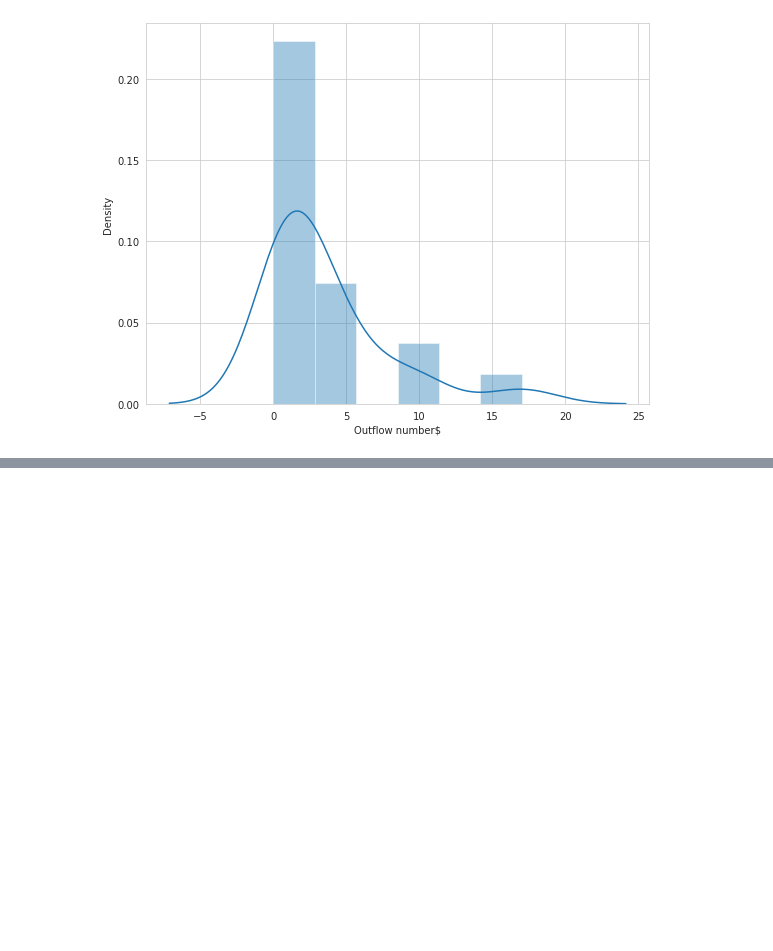
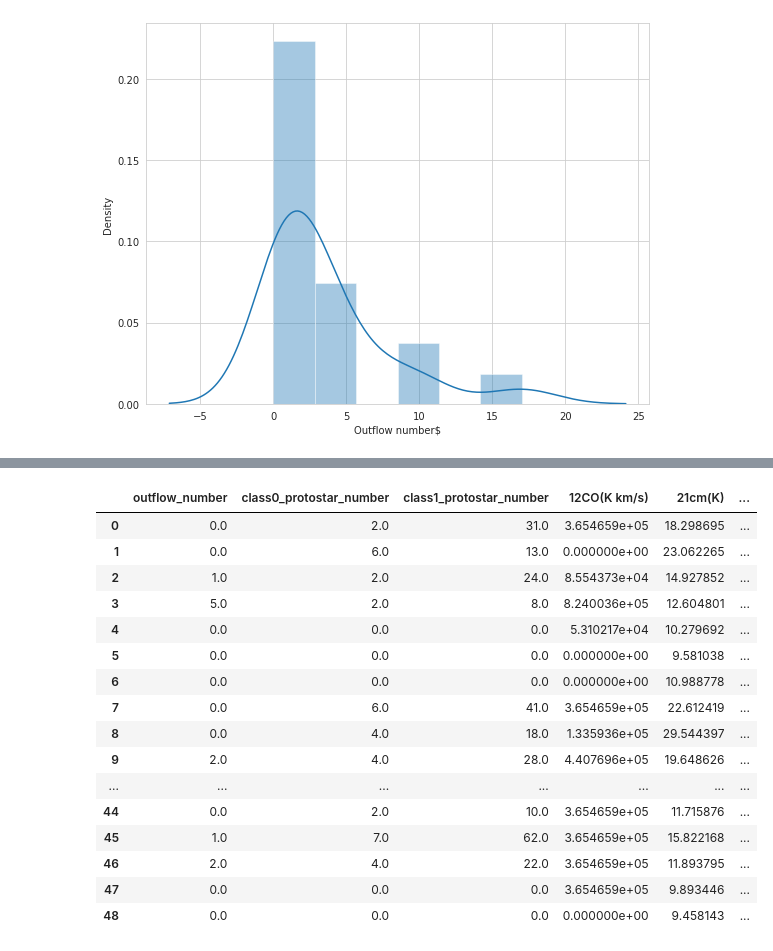
Before and after one commit to sdeb-alpinisteF/Large-sample-outflows-in-CygX-and-ML-methods, a Jupyter notebook: notebooks/03_ML_models.ipynb, the cells around one changed output, grey strips where cells are left out. Drawn from its saved outputs; the diff is of its cells as text; code cells hidden in the pictures; blank space fills up the shorter version.

```diff
--- a/notebooks/03_ML_models.ipynb
+++ b/notebooks/03_ML_models.ipynb
@@ -536,3 +760,23 @@ plt.show()
+# %%
+outflow_df
+# %% [output]
+|  | outflow_number | class0_protostar_number | class1_protostar_number | 12CO(K km/s) | 21cm(K) | ... |
+| 0 | 0.0 | 2.0 | 31.0 | 3.654659e+05 | 18.298695 | ... |
+| 1 | 0.0 | 6.0 | 13.0 | 0.000000e+00 | 23.062265 | ... |
+| 2 | 1.0 | 2.0 | 24.0 | 8.554373e+04 | 14.927852 | ... |
+| 3 | 5.0 | 2.0 | 8.0 | 8.240036e+05 | 12.604801 | ... |
+| 4 | 0.0 | 0.0 | 0.0 | 5.310217e+04 | 10.279692 | ... |
+| 5 | 0.0 | 0.0 | 0.0 | 0.000000e+00 | 9.581038 | ... |
+| 6 | 0.0 | 0.0 | 0.0 | 0.000000e+00 | 10.988778 | ... |
+| 7 | 0.0 | 6.0 | 41.0 | 3.654659e+05 | 22.612419 | ... |
+| 8 | 0.0 | 4.0 | 18.0 | 1.335936e+05 | 29.544397 | ... |
+| 9 | 2.0 | 4.0 | 28.0 | 4.407696e+05 | 19.648626 | ... |
+| ... | ... | ... | ... | ... | ... | ... |
+| 44 | 0.0 | 2.0 | 10.0 | 3.654659e+05 | 11.715876 | ... |
+| 45 | 1.0 | 7.0 | 62.0 | 3.654659e+05 | 15.822168 | ... |
+| 46 | 2.0 | 4.0 | 22.0 | 3.654659e+05 | 11.893795 | ... |
+| 47 | 0.0 | 0.0 | 0.0 | 3.654659e+05 | 9.893446 | ... |
+| 48 | 0.0 | 0.0 | 0.0 | 0.000000e+00 | 9.458143 | ... |
 # %%
 ######### >>>>>>>>>>>  21cm. 12co, class 0 protostars count correlation >>>>>>>>>>>>
 
```
Also changed, not shown: parts of 6 cells of this notebook.
